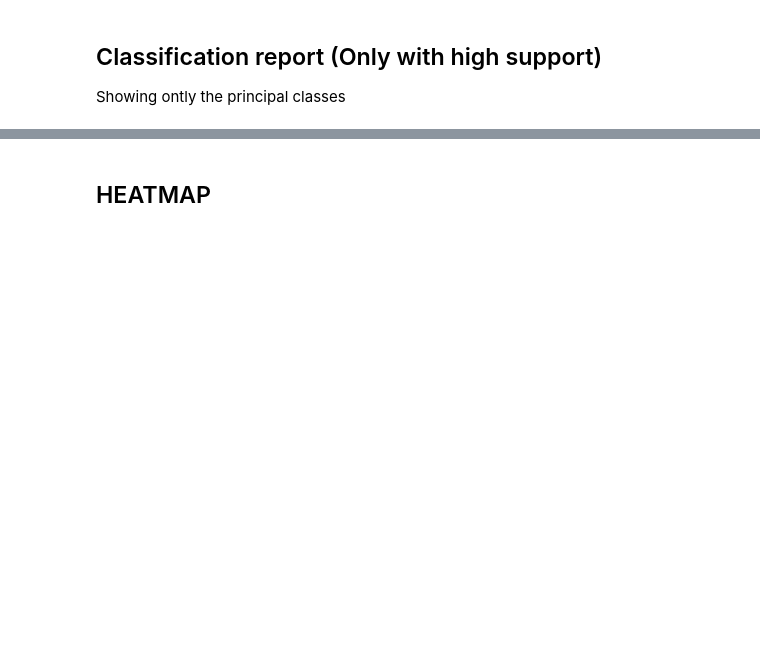
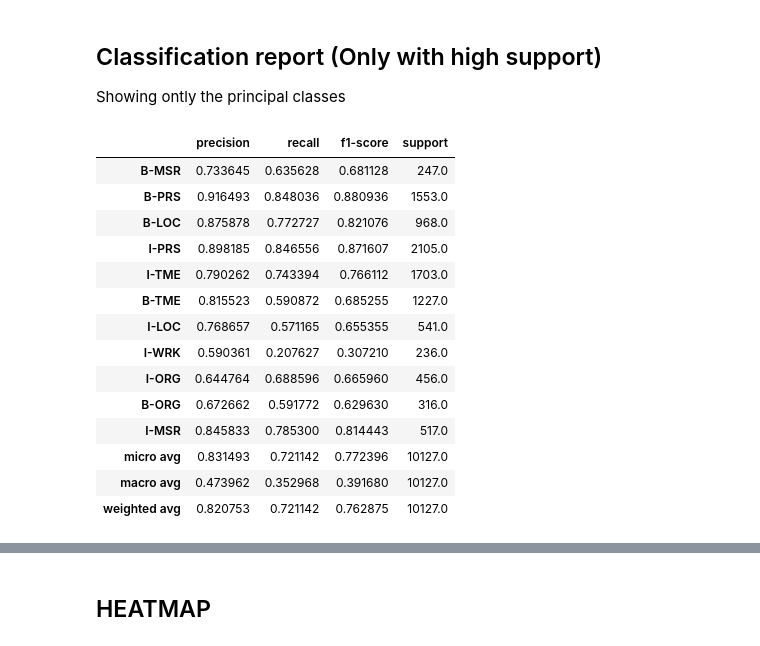
Before and after one commit to laureleo/thesis, a Jupyter notebook: notebooks/Cross_validation.ipynb, the cells around one changed output, grey strips where cells are left out. Drawn from its saved outputs; the diff is of its cells as text; code cells hidden in the pictures; blank space fills up the shorter version.

```diff
--- a/notebooks/Cross_validation.ipynb
+++ b/notebooks/Cross_validation.ipynb
@@ -624,6 +624,24 @@ Showing ontly the principal classes
 # %%
 # get the labels
 report_4 = report1[report1['support'] > 100]
+# %%
+report_4
+# %% [output]
+|  | precision | recall | f1-score | support |
+| B-MSR | 0.733645 | 0.635628 | 0.681128 | 247.0 |
+| B-PRS | 0.916493 | 0.848036 | 0.880936 | 1553.0 |
+| B-LOC | 0.875878 | 0.772727 | 0.821076 | 968.0 |
+| I-PRS | 0.898185 | 0.846556 | 0.871607 | 2105.0 |
+| I-TME | 0.790262 | 0.743394 | 0.766112 | 1703.0 |
+| B-TME | 0.815523 | 0.590872 | 0.685255 | 1227.0 |
+| I-LOC | 0.768657 | 0.571165 | 0.655355 | 541.0 |
+| I-WRK | 0.590361 | 0.207627 | 0.307210 | 236.0 |
+| I-ORG | 0.644764 | 0.688596 | 0.665960 | 456.0 |
+| B-ORG | 0.672662 | 0.591772 | 0.629630 | 316.0 |
+| I-MSR | 0.845833 | 0.785300 | 0.814443 | 517.0 |
+| micro avg | 0.831493 | 0.721142 | 0.772396 | 10127.0 |
+| macro avg | 0.473962 | 0.352968 | 0.391680 | 10127.0 |
+| weighted avg | 0.820753 | 0.721142 | 0.762875 | 10127.0 |
 # %%
 #Drop the last three
 support_labels = list(report_4.iloc[:-3].index.values)
```
Also changed, not shown: parts of 15 cells of this notebook, 1 other file.
